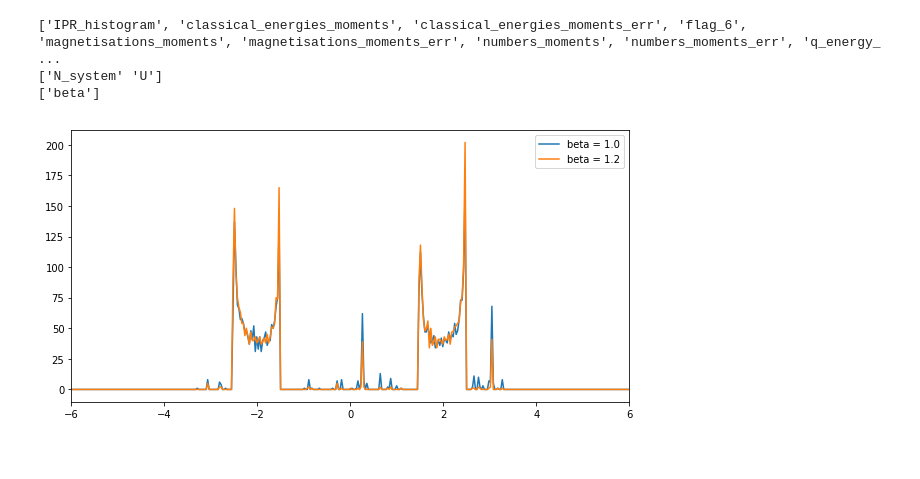
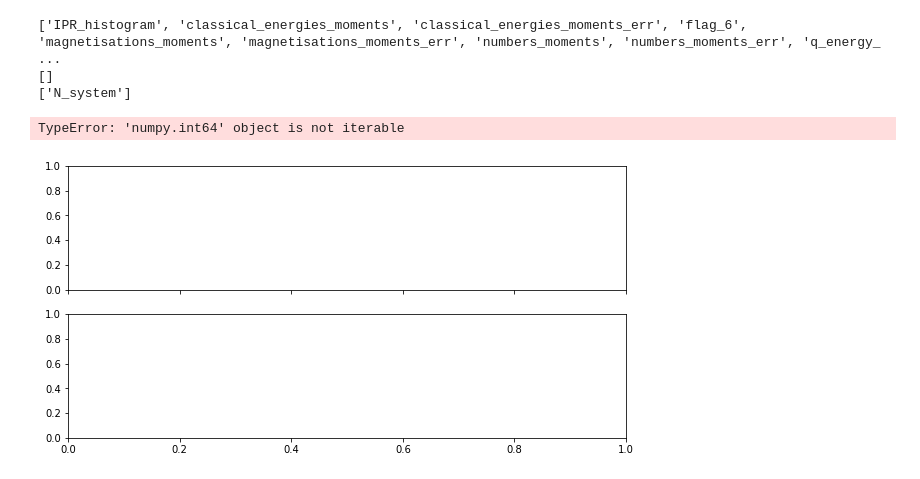
Before and after one commit to TomHodson/FKMC, a Jupyter notebook: notebooks/Code_Tests.ipynb, the cells around one changed output. Cells and saved outputs as stored; diff of their text form; code cells hidden in the pictures.

```diff
--- a/notebooks/Code_Tests.ipynb
+++ b/notebooks/Code_Tests.ipynb
@@ -131,33 +123,36 @@ Wall time: 403 ms
 # %%
 class objectview(object):
     def __init__(self, dict_like):
         self.dict_like = dict_like
 
     def __getattr__(self, name):
         return self.dict_like[name]
 
 result_filename = working_dir / 'results.hdf5'
 with h5py.File(result_filename, 'r') as data:
         r = objectview(data)
         config = objectview(data.attrs)
 
         print(list(data.keys()))
         print(data.attrs['outer_loop'])
         print(data.attrs['inner_loop'])
 
         betas = data.attrs['beta']
 
-        f, axes = plt.subplots(1,1, figsize = (10,5))
+        f, (Eax, Iax) = plt.subplots(2,1, figsize = (10,5), sharex = 'col')
         Uindx = 0
-        for i,beta in enumerate(betas):
-            axes.plot(r.q_energy_histogram_bins[-1,Uindx,i,:-1] - config.U[Uindx]/2,  r.q_energy_histogram[-1,Uindx,i], label = f'beta = {beta}')
-        axes.legend()
-        axes.set(xlim=(-6,6))
+        for i,U in enumerate(config.U):
+            Eax.plot(r.q_energy_histogram_bins[0,:-1] - config.U[0]/2,  r.q_energy_histogram[0,:], label = f'Energy {i}')
+            Iax.plot(r.q_energy_histogram_bins[0,:-1] - config.U[0]/2,  r.IPR_histogram[0,:], label = f'Energy {i}')
+
+        Eax.legend()
+        Iax.set(xlim=(-4,5))
 # %% [output]
 ['IPR_histogram', 'classical_energies_moments', 'classical_energies_moments_err', 'flag_6', 'magnetisations_moments', 'magnetisations_moments_err', 'numbers_moments', 'numbers_moments_err', 'q_energy_ ...
-['N_system' 'U']
-['beta']
+[]
+['N_system']
+TypeError: 'numpy.int64' object is not iterable
-[figure, old version]
+[figure, new version]
 # %%
 with h5py.File(result_filename, 'r') as data:
         r = objectview(data)
```
Also changed, not shown: parts of 5 cells of this notebook, 7 other files.
